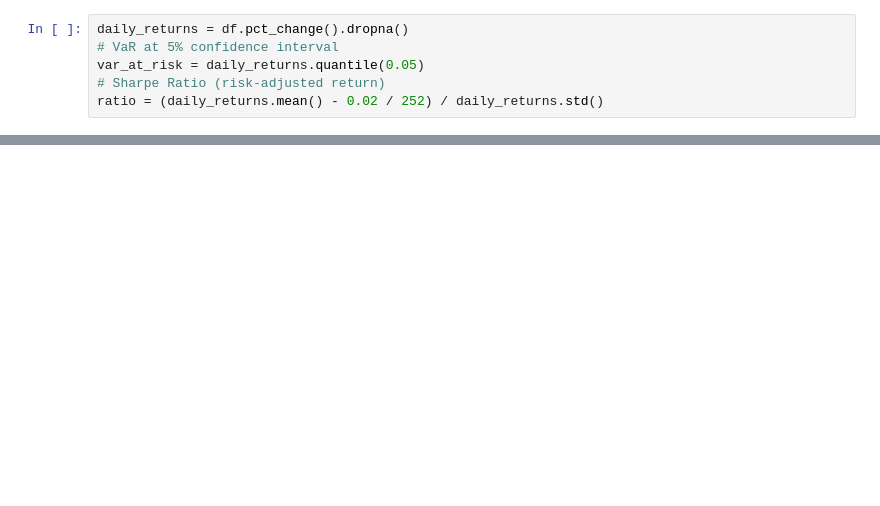
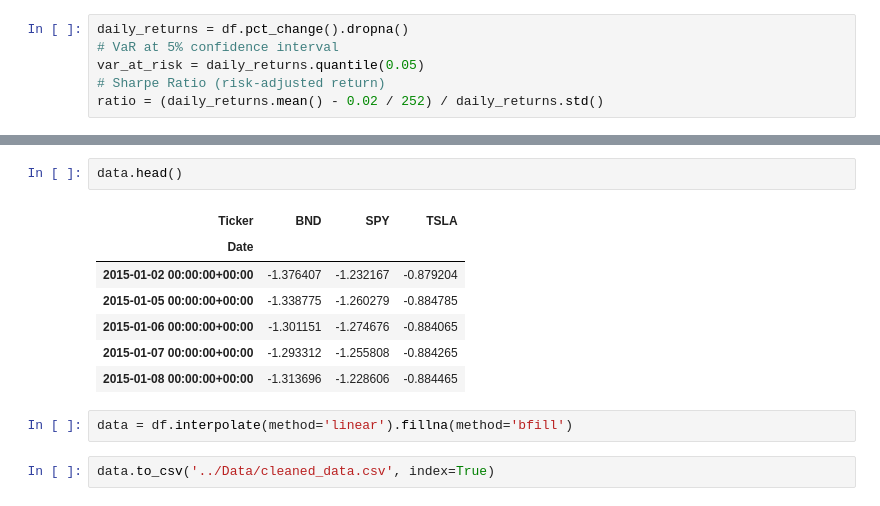
Before and after one commit to Abdulaziz7878/GMF, a Jupyter notebook: notebooks/EDA.ipynb, the cells around one changed output, grey strips where cells are left out. Drawn from its saved outputs; the diff is of its cells as text; blank space fills up the shorter version.

```diff
--- a/notebooks/EDA.ipynb
+++ b/notebooks/EDA.ipynb
@@ -106,0 +154,14 @@ ratio = (daily_returns.mean() - 0.02 / 252) / daily_returns.std()
+# %%
+data.head()
+# %% [output]
+| Ticker | BND | SPY | TSLA |
+| Date |  |  |  |
+| 2015-01-02 00:00:00+00:00 | -1.376407 | -1.232167 | -0.879204 |
+| 2015-01-05 00:00:00+00:00 | -1.338775 | -1.260279 | -0.884785 |
+| 2015-01-06 00:00:00+00:00 | -1.301151 | -1.274676 | -0.884065 |
+| 2015-01-07 00:00:00+00:00 | -1.293312 | -1.255808 | -0.884265 |
+| 2015-01-08 00:00:00+00:00 | -1.313696 | -1.228606 | -0.884465 |
+# %%
+data = df.interpolate(method='linear').fillna(method='bfill')
+# %%
+data.to_csv('../Data/cleaned_data.csv', index=True)
```
Also changed, not shown: parts of 33 cells of this notebook.
